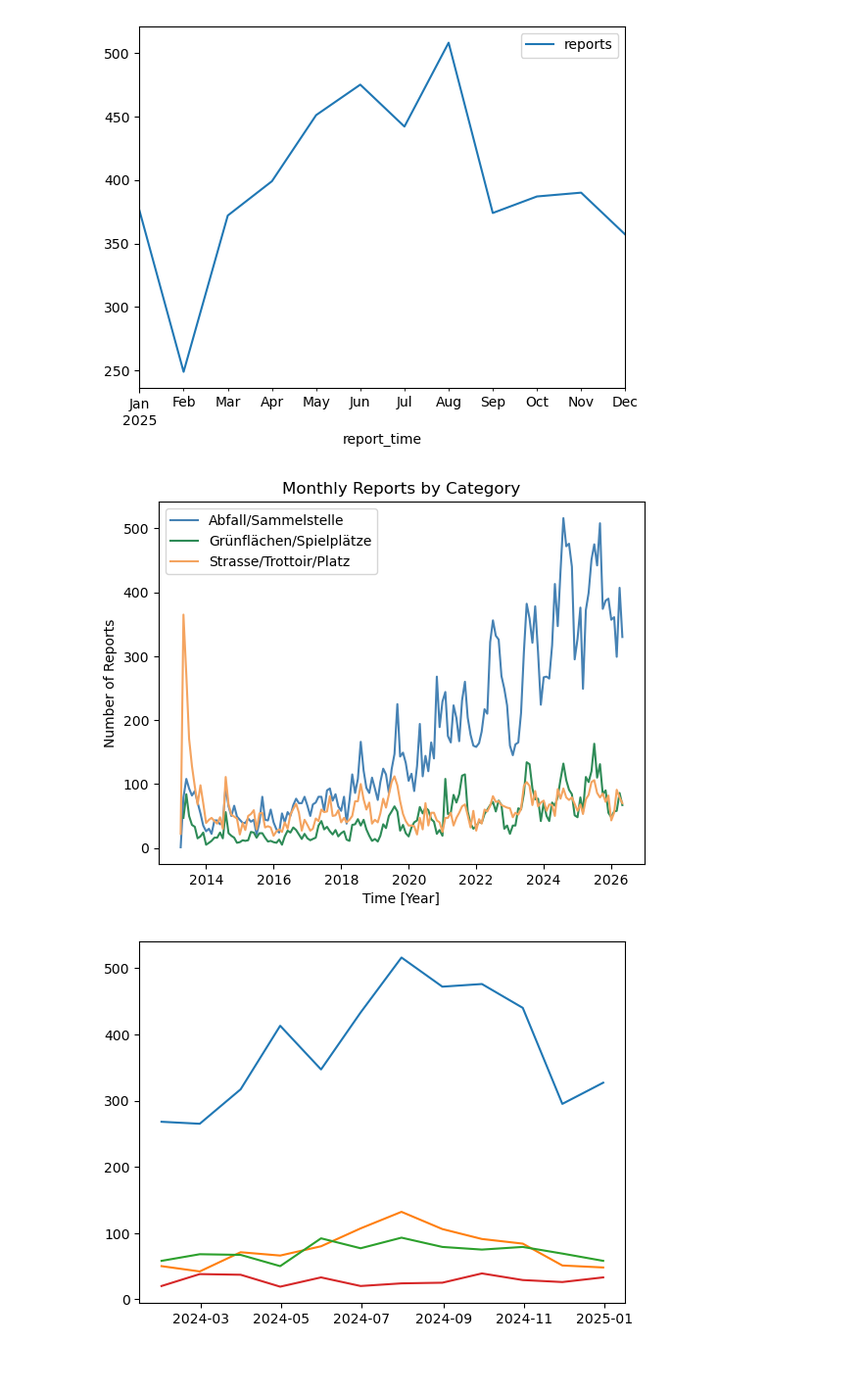
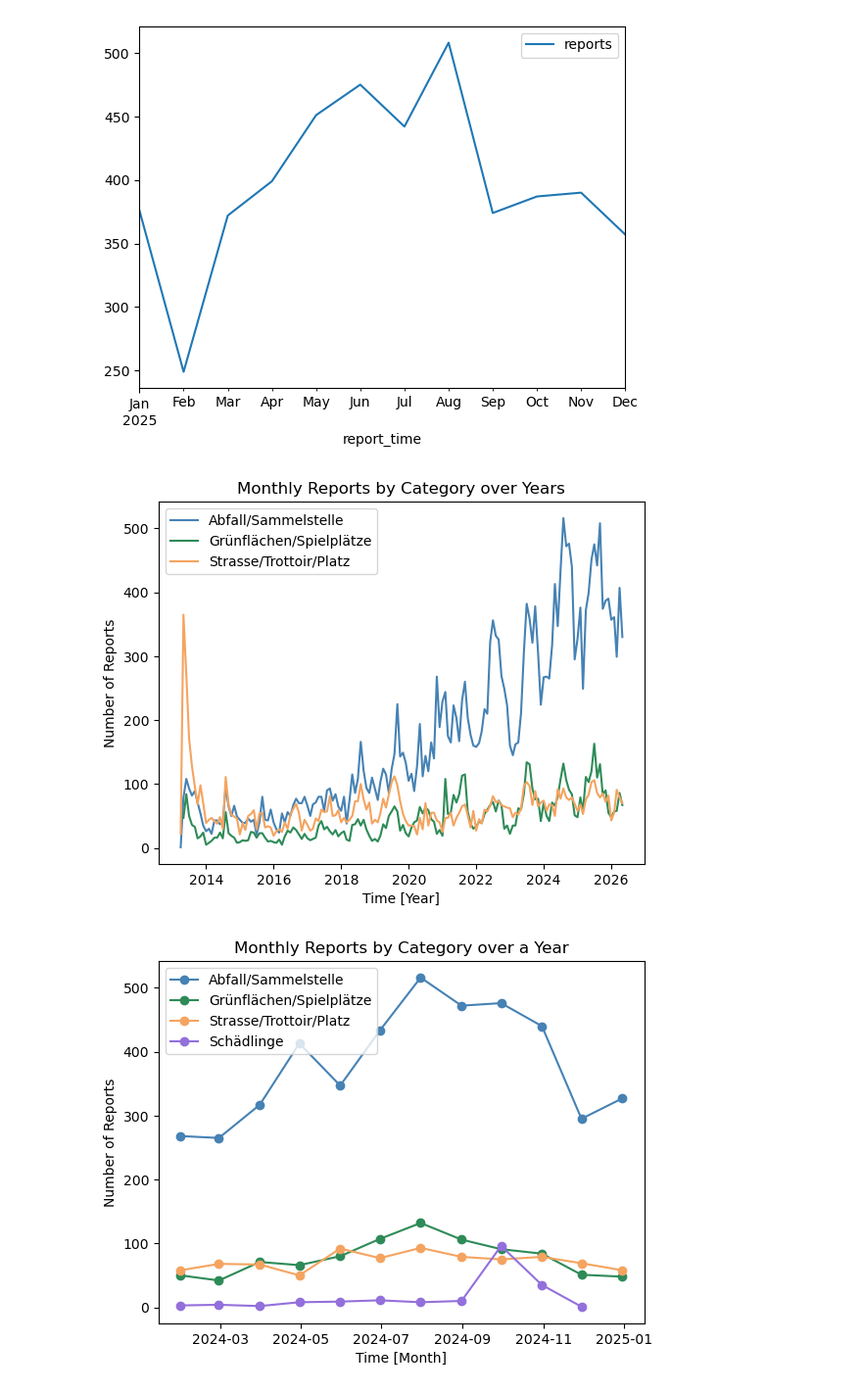
Before and after one commit to arisenn02/ArinaSenn_Project1, a Jupyter notebook: notebooks/3zurich_urban_issues.ipynb, the cells around one changed output. Shown at 98% size. Drawn from its saved outputs; the diff is of its cells as text; code cells hidden in the pictures; blank space fills up the shorter version.

Commit message:
create plot inside function for plotting categories over one year

```diff
--- a/notebooks/3zurich_urban_issues.ipynb
+++ b/notebooks/3zurich_urban_issues.ipynb
@@ -188,7 +188,7 @@ def plot_category_over_years(data,categories):
         i+=1
     ax.set_xlabel("Time [Year]")
     ax.set_ylabel("Number of Reports")
-    ax.set_title("Monthly Reports by Category")
+    ax.set_title("Monthly Reports by Category over Years")
     ax.legend()
     plt.show()
 
@@ -196,36 +196,39 @@ plot_category_over_years(zwn_with_quartiere,["Abfall/Sammelstelle","Grünfläche
 
 def plot_category_over_a_year(data,categories,year):
     data = data.set_index("report_time")
     fig, ax = plt.subplots()
     colors=["steelblue","seagreen","sandybrown","mediumpurple","lightcoral","cadetblue","rosybrown","darkseagreen","tan","plum"]
     i=0
     for category in categories:
         filtered_data = data[data["category"]==category]
         report_year = filtered_data[filtered_data.index.year == year]
+        monthly_reports = report_year.resample("ME").size().reset_index(name="reports")
+        ax.plot(monthly_reports["report_time"], monthly_reports["reports"],"o-",color=colors[i],label=category,)
         i+=1
-
-        monthly_reports = report_year.resample("ME").size().reset_index(name="reports")
-        ax.plot(monthly_reports["report_time"], monthly_reports["reports"],label = category,)
+    ax.set_xlabel("Time [Month]")
+    ax.set_ylabel("Number of Reports")
+    ax.set_title("Monthly Reports by Category over a Year")
+    ax.legend(loc="upper left",)
 
     plt.show()
 
-plot_category_over_a_year(zwn_with_quartiere,["Abfall/Sammelstelle","Grünflächen/Spielplätze","Strasse/Trottoir/Platz","VBZ/ÖV"],2024)
+plot_category_over_a_year(zwn_with_quartiere,["Abfall/Sammelstelle","Grünflächen/Spielplätze","Strasse/Trottoir/Platz","Schädlinge"],2024)
 
 
 #Reporttime als Index setzen
 
 #zwn_with_quartiere_filtered
 
 #Anzahl Meldungen pro Monat Abfall
 #monthly_reports = zwn_with_quartiere_filtered.resample("ME").size().reset_index(name ="reports")
 
 #Anzahl Meldungen von 2024-20025 Monat Abfall
 #df_2025 = zwn_with_quartiere_filtered.loc["2025"]
 #monthly_reports_2025 = df_2025.resample("ME").size().reset_index(name="reports")
 
 #plot
 #monthly_reports.plot(x="report_time",y="reports")
 #plt.show()
 # %% [output]
-[figure, old version]
+[figure, new version]
-[figure, old version]
+[figure, new version]
```
